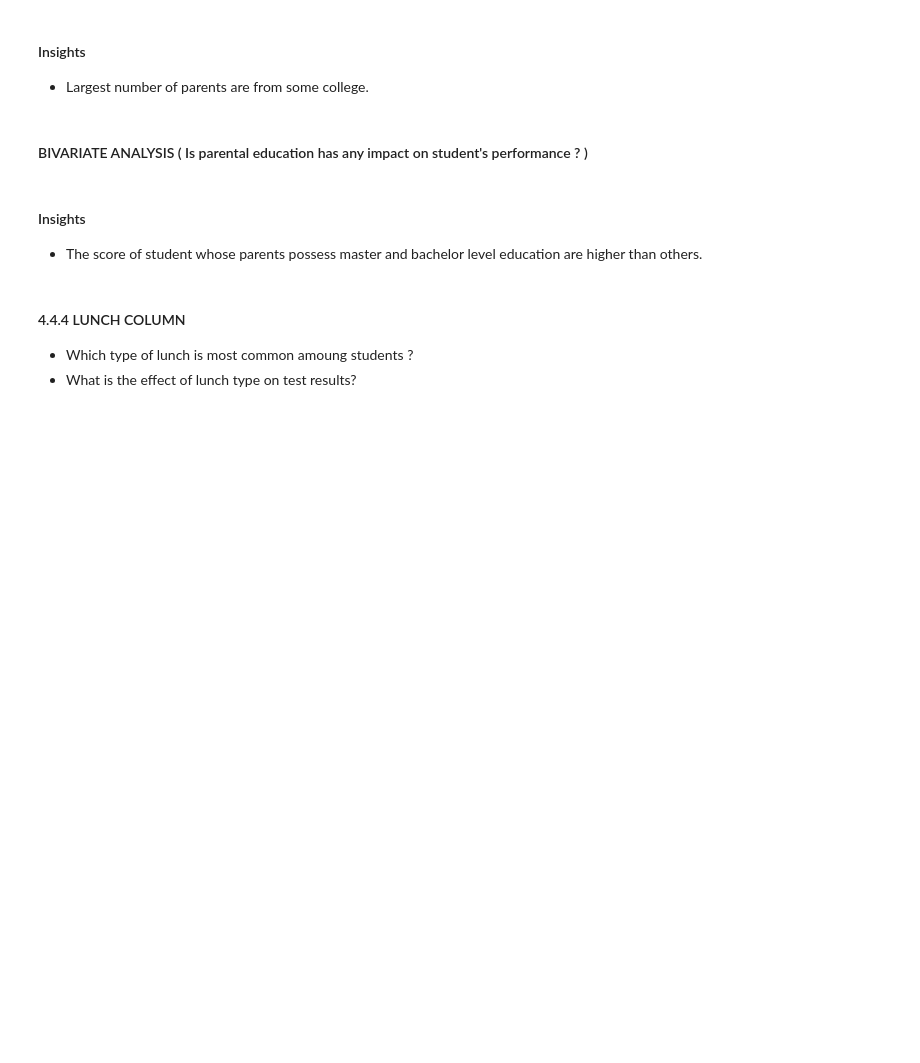
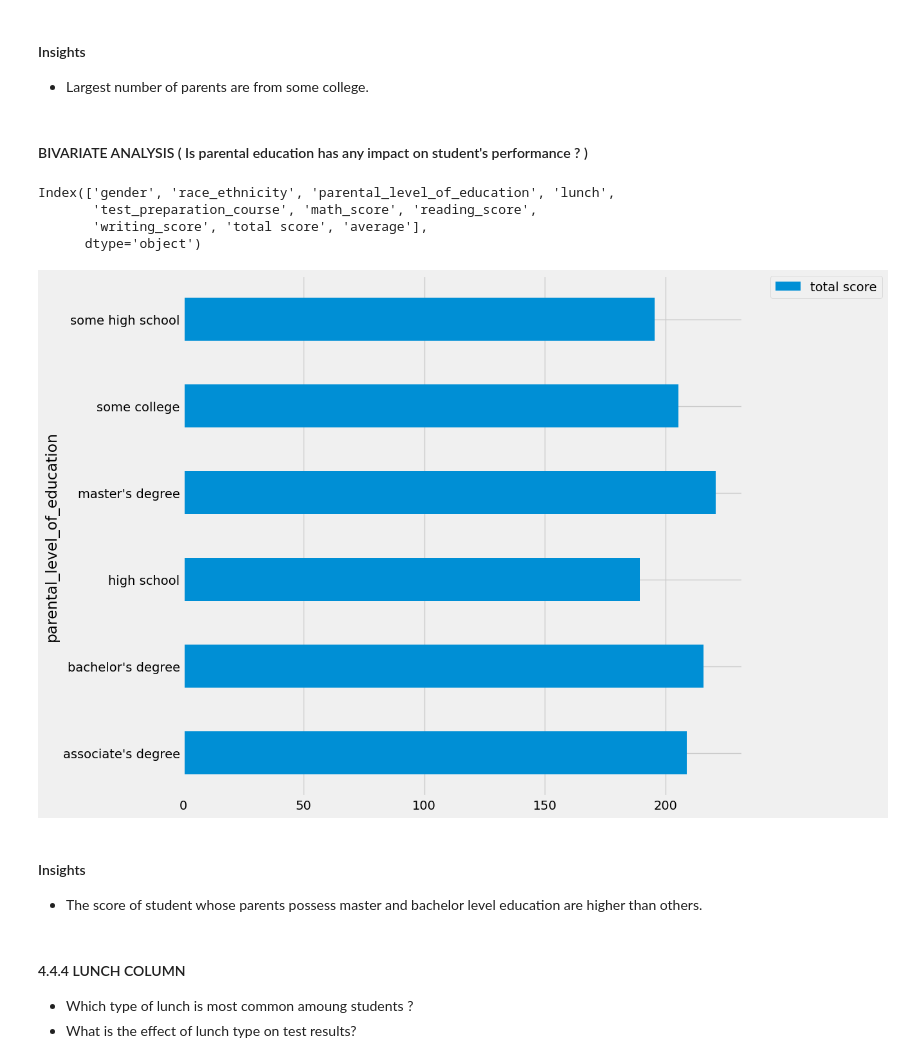
Before and after one commit to Aman071106/StuPerformance, a Jupyter notebook: notebook/1 . EDA STUDENT PERFORMANCE .ipynb, the cells around one changed output. Saved outputs shown, nothing was run; the diff lists cells and outputs as text; code cells hidden in the pictures; blank space fills up the shorter version.

```diff
--- a/notebook/1 . EDA STUDENT PERFORMANCE .ipynb
+++ b/notebook/1 . EDA STUDENT PERFORMANCE .ipynb
@@ -547,10 +544,19 @@ plt.show()
 - Largest number of parents are from some college.
 # %% [markdown]
 #### BIVARIATE ANALYSIS ( Is parental education has any impact on student's performance ? )
+# %%
+df.columns
+# %% [output]
+Index(['gender', 'race_ethnicity', 'parental_level_of_education', 'lunch',
+       'test_preparation_course', 'math_score', 'reading_score',
+       'writing_score', 'total score', 'average'],
+      dtype='object')
 # %%
-df.groupby('parental level of education').agg('mean').plot(kind='barh',figsize=(10,10))
+df.groupby('parental_level_of_education')['total score'].agg('mean').plot(kind='barh',figsize=(10,10))
 plt.legend(bbox_to_anchor=(1.05, 1), loc=2, borderaxespad=0.)
 plt.show()
+# %% [output]
+[figure, added]
 # %% [markdown]
 #### Insights
 - The score of student whose parents possess master and bachelor level education are higher than others.
```
Also changed, not shown: parts of 10 cells of this notebook, 11 other files.
